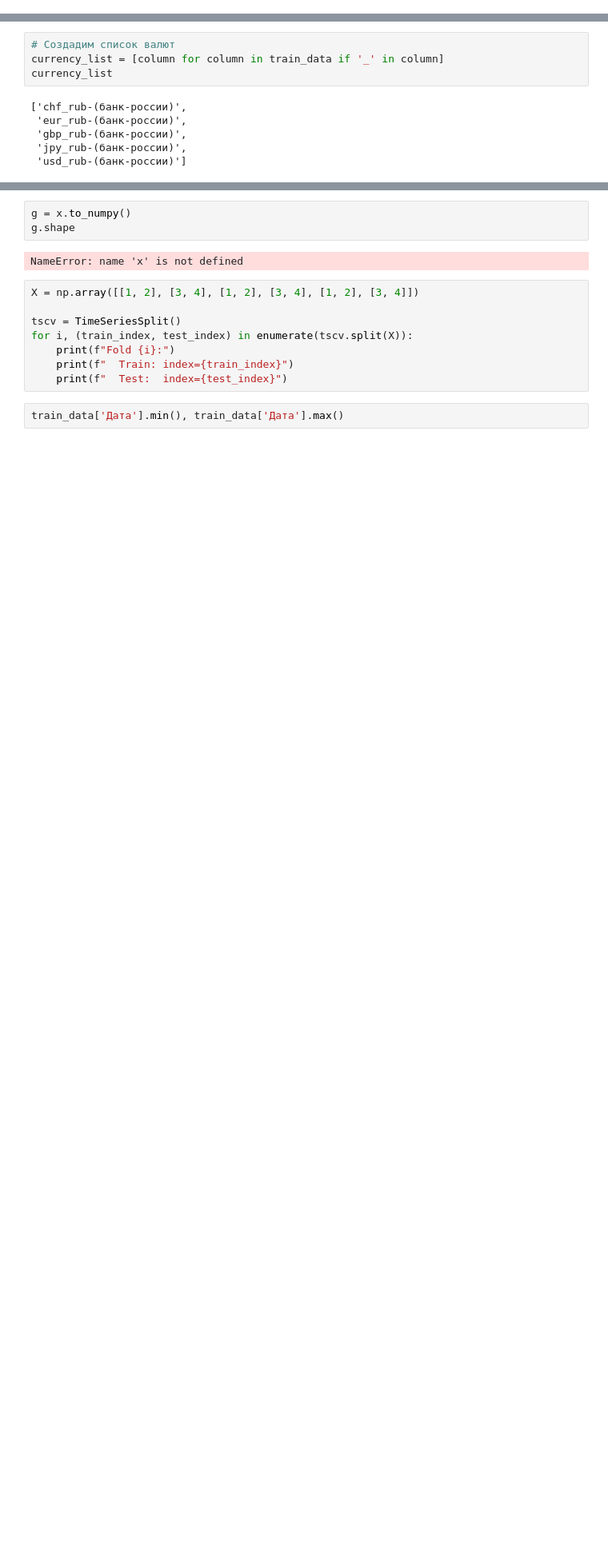
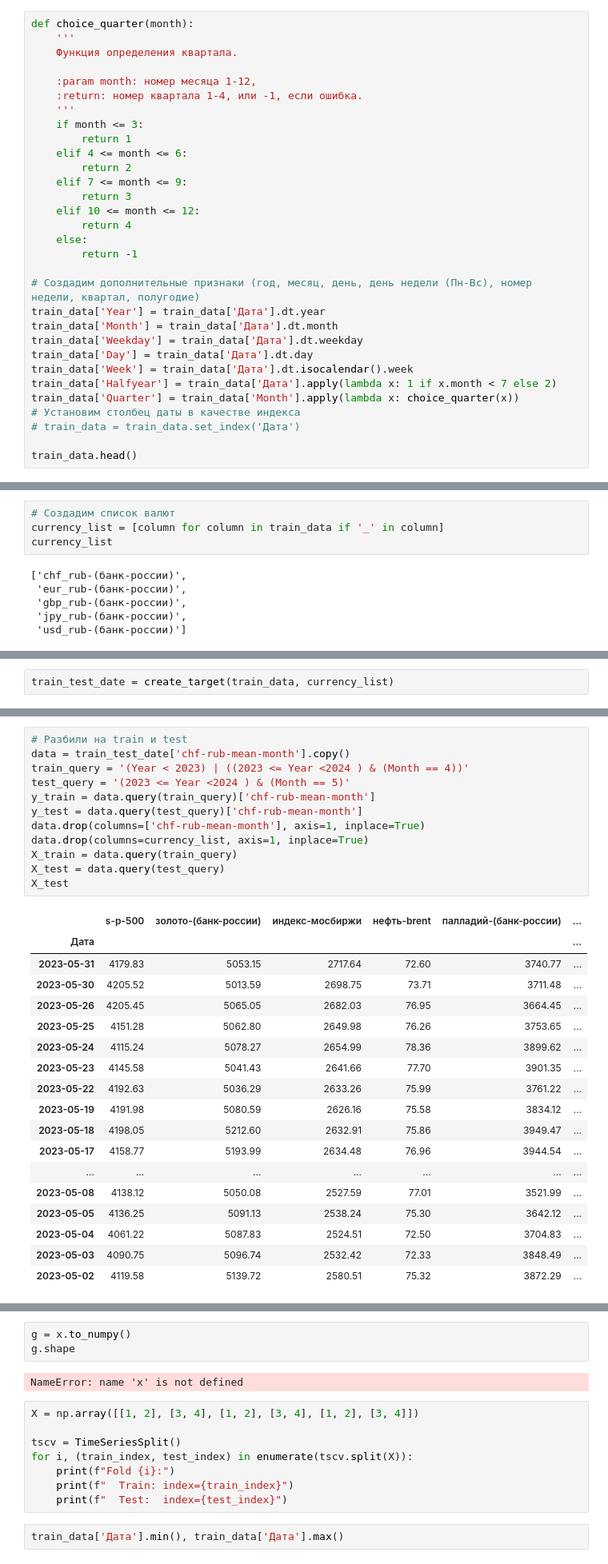
Before and after one commit to uc20100/Diplom-2024, a Jupyter notebook: diplom_2024.ipynb, the cells around one changed output, grey strips where cells are left out. Shown: that part at 80% size. Saved outputs shown, nothing was run; the diff lists cells and outputs as text; blank space fills up the shorter version.

```diff
--- a/diplom_2024.ipynb
+++ b/diplom_2024.ipynb
@@ -439,0 +396,31 @@ dtype: object
+# %%
+def choice_quarter(month):
+    '''
+    Функция определения квартала.
+
+    :param month: номер месяца 1-12,
+    :return: номер квартала 1-4, или -1, если ошибка.
+    '''
+    if month <= 3:
+        return 1
+    elif 4 <= month <= 6:
+        return 2
+    elif 7 <= month <= 9:
+        return 3
+    elif 10 <= month <= 12:
+        return 4
+    else:
+        return -1
+
+# Создадим дополнительные признаки (год, месяц, день, день недели (Пн-Вс), номер недели, квартал, полугодие)
+train_data['Year'] = train_data['Дата'].dt.year
+train_data['Month'] = train_data['Дата'].dt.month
+train_data['Weekday'] = train_data['Дата'].dt.weekday
+train_data['Day'] = train_data['Дата'].dt.day
+train_data['Week'] = train_data['Дата'].dt.isocalendar().week
+train_data['Halfyear'] = train_data['Дата'].apply(lambda x: 1 if x.month < 7 else 2)
+train_data['Quarter'] = train_data['Month'].apply(lambda x: choice_quarter(x))
+# Установим столбец даты в качестве индекса
+# train_data = train_data.set_index('Дата')
+
+train_data.head()
@@ -549,0 +553,2 @@ X
+# %%
+train_test_date = create_target(train_data, currency_list)
@@ -549,0 +564,31 @@ X
+# %%
+# Разбили на train и test
+data = train_test_date['chf-rub-mean-month'].copy()
+train_query = '(Year < 2023) | ((2023 <= Year <2024 ) & (Month == 4))'
+test_query = '(2023 <= Year <2024 ) & (Month == 5)'
+y_train = data.query(train_query)['chf-rub-mean-month']
+y_test = data.query(test_query)['chf-rub-mean-month']
+data.drop(columns=['chf-rub-mean-month'], axis=1, inplace=True)
+data.drop(columns=currency_list, axis=1, inplace=True)
+X_train = data.query(train_query)
+X_test = data.query(test_query)
+X_test
+# %% [output]
+|  | s-p-500 | золото-(банк-россии) | индекс-мосбиржи | нефть-brent | палладий-(банк-россии) | ... |
+| Дата |  |  |  |  |  | ... |
+| 2023-05-31 | 4179.83 | 5053.15 | 2717.64 | 72.60 | 3740.77 | ... |
+| 2023-05-30 | 4205.52 | 5013.59 | 2698.75 | 73.71 | 3711.48 | ... |
+| 2023-05-26 | 4205.45 | 5065.05 | 2682.03 | 76.95 | 3664.45 | ... |
+| 2023-05-25 | 4151.28 | 5062.80 | 2649.98 | 76.26 | 3753.65 | ... |
+| 2023-05-24 | 4115.24 | 5078.27 | 2654.99 | 78.36 | 3899.62 | ... |
+| 2023-05-23 | 4145.58 | 5041.43 | 2641.66 | 77.70 | 3901.35 | ... |
+| 2023-05-22 | 4192.63 | 5036.29 | 2633.26 | 75.99 | 3761.22 | ... |
+| 2023-05-19 | 4191.98 | 5080.59 | 2626.16 | 75.58 | 3834.12 | ... |
+| 2023-05-18 | 4198.05 | 5212.60 | 2632.91 | 75.86 | 3949.47 | ... |
+| 2023-05-17 | 4158.77 | 5193.99 | 2634.48 | 76.96 | 3944.54 | ... |
+| ... | ... | ... | ... | ... | ... | ... |
+| 2023-05-08 | 4138.12 | 5050.08 | 2527.59 | 77.01 | 3521.99 | ... |
+| 2023-05-05 | 4136.25 | 5091.13 | 2538.24 | 75.30 | 3642.12 | ... |
+| 2023-05-04 | 4061.22 | 5087.83 | 2524.51 | 72.50 | 3704.83 | ... |
+| 2023-05-03 | 4090.75 | 5096.74 | 2532.42 | 72.33 | 3848.49 | ... |
+| 2023-05-02 | 4119.58 | 5139.72 | 2580.51 | 75.32 | 3872.29 | ... |
```
Also changed, not shown: parts of 141 cells of this notebook.
